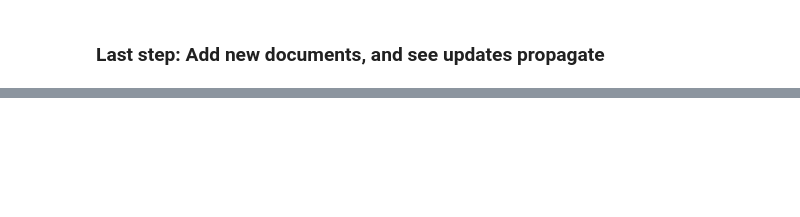
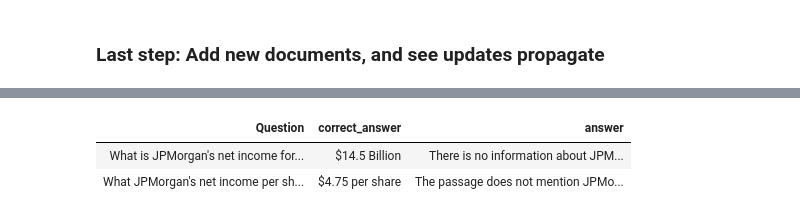
Before and after one commit to orm011/pixeltable, a Jupyter notebook: docs/tutorials/document-demo-anm.ipynb, the cells around one changed output, grey strips where cells are left out. Saved outputs shown, nothing was run; the diff lists cells and outputs as text; code cells hidden in the pictures; blank space fills up the shorter version.

```diff
--- a/docs/tutorials/document-demo-anm.ipynb
+++ b/docs/tutorials/document-demo-anm.ipynb
@@ -299,0 +289,6 @@ queries_t.collect()
+# %%
+queries_t.select(queries_t.Question, queries_t.correct_answer, queries_t.answer).limit(2).collect()
+# %% [output]
+| Question | correct_answer | answer |
+| What is JPMorgan's net income for... | $14.5 Billion | There is no information about JPM... |
+| What JPMorgan's net income per sh... | $4.75 per share | The passage does not mention JPMo... |
```
Also changed, not shown: parts of 14 cells of this notebook.
